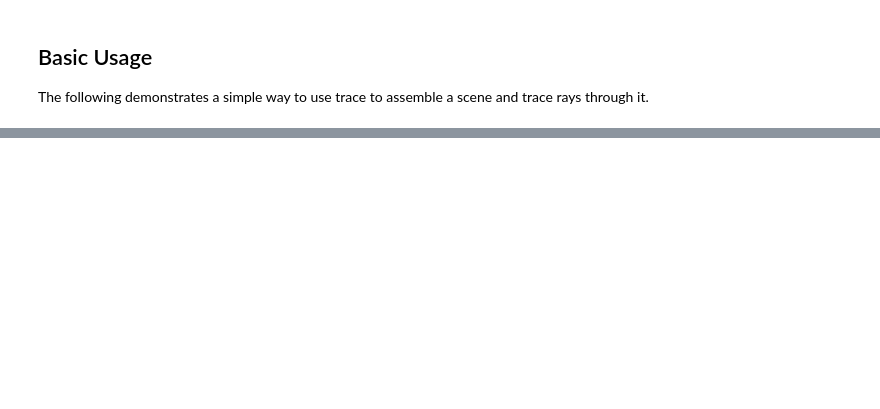
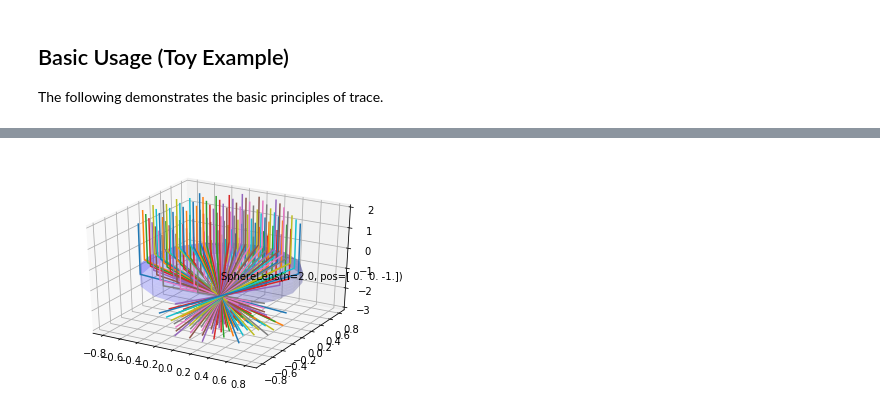
Before and after one commit to dyedgreen/labs-ray-tracing, a Jupyter notebook: Demo.ipynb, the cells around one changed output, grey strips where cells are left out. Saved outputs shown, nothing was run; the diff lists cells and outputs as text; code cells hidden in the pictures; blank space fills up the shorter version.

```diff
--- a/Demo.ipynb
+++ b/Demo.ipynb
@@ -10,21 +23,20 @@ import trace as tr
-# %% [markdown]
-## Basic Usage
-
-The following demonstrates a simple way to use trace to assemble a scene and trace rays through it.
+# %% [markdown]
+## Basic Usage (Toy Example)
+
+The following demonstrates the basic principles of trace.
 # %%
 # Make a scene and include a lense
 scene = tr.Scene()
 
-# Circular lense at origin, pointing upwards
-lense = tr.SphereLens(1, 1, 1, pos=tr.pos(0, 0, 0), axis=tr.vec(0, 0, 1), n=2.0)
-screen = tr.Screen(pos=tr.pos(-1,-1,-2), width=tr.vec(2, 0, 0), height=tr.vec(0, 2, 0))
+# Convex at origin, pointing upwards
+lens = tr.SphereLens(1, 0.8, 1, pos=tr.pos(0, 0, 0), axis=tr.vec(0, 0, 1), n=2.0)
 lamp = tr.DenseSource(pos=tr.pos(0, 0, 2), k=tr.vec(0, 0, -1), radius=0.8)
 # %%
-# Add the elements to the simulation and run
-scene.add(lense, screen, lamp)
+# Add the elements to the simulation and run (notice that many elements can be added at once)
+scene.add(lens, lamp)
 scene.trace()
 # %%
-tr.graphics.render_3d(scene, extend=3.0)
-tr.graphics.render_2d(screen)
+# Show result
+tr.graphics.render_3d(scene, extend=3)
 plt.show()
 # %% [output]
@@ -34,0 +43 @@ plt.show()
+[figure, added]
```
Also changed, not shown: parts of 14 cells of this notebook.
